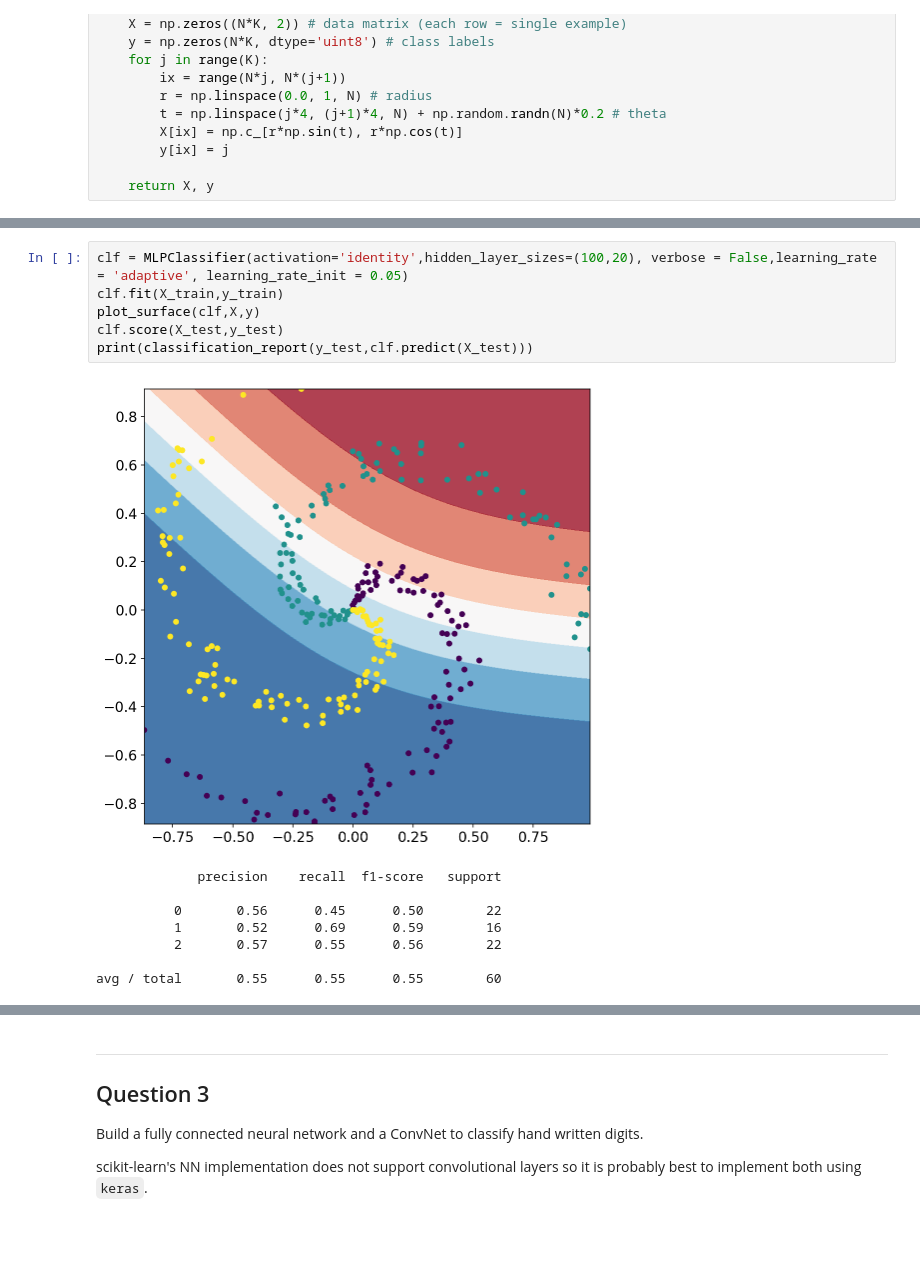
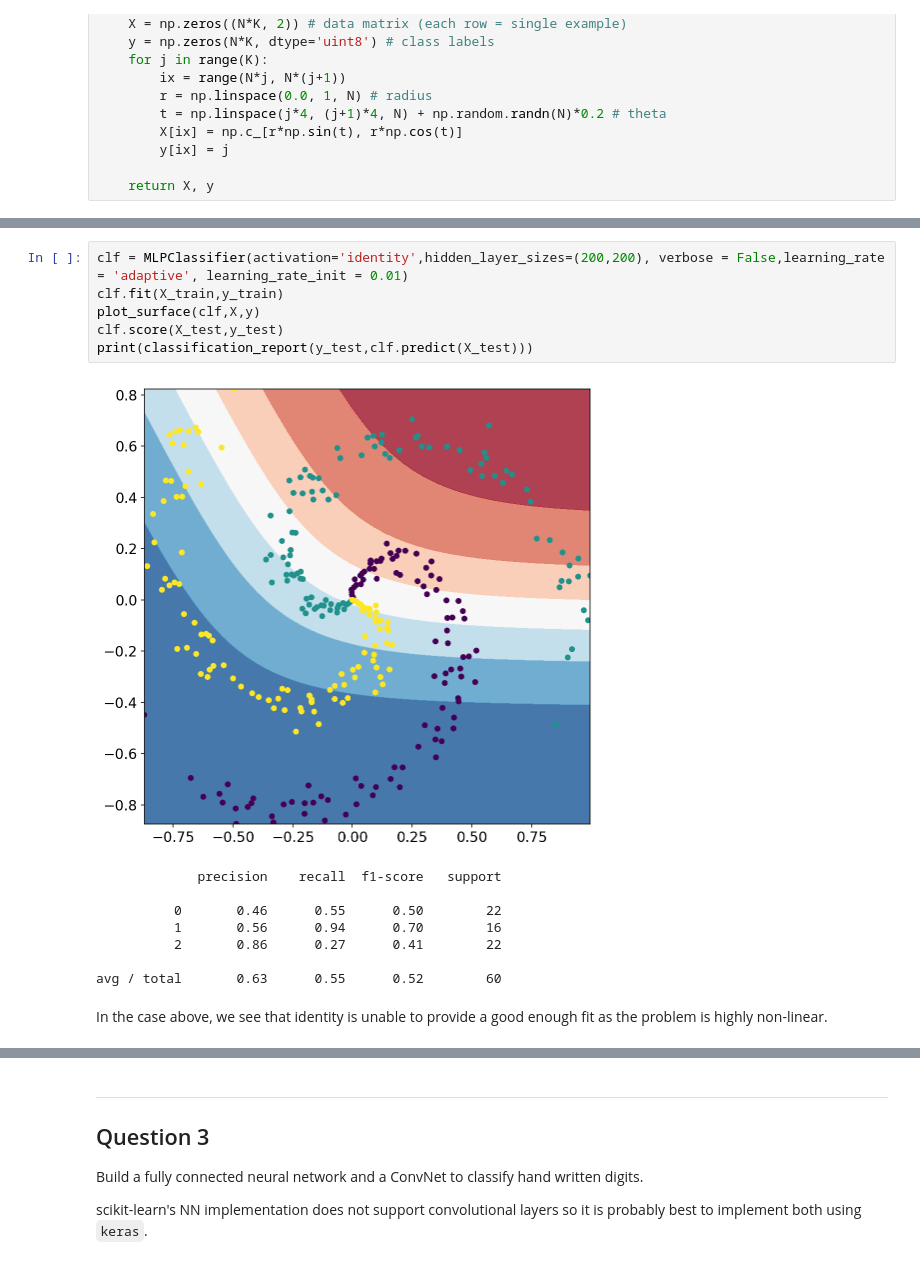
Before and after one commit to cemalper2/advanced_computing, a Jupyter notebook: 03-neural-networks/exercise.ipynb, the cells around one changed output, grey strips where cells are left out. Saved outputs shown, nothing was run; the diff lists cells and outputs as text; blank space fills up the shorter version.

```diff
--- a/03-neural-networks/exercise.ipynb
+++ b/03-neural-networks/exercise.ipynb
@@ -251,16 +253,18 @@ avg / total       0.98      0.98      0.98        60
 # %%
-clf = MLPClassifier(activation='identity',hidden_layer_sizes=(100,20), verbose = False,learning_rate = 'adaptive', learning_rate_init = 0.05)
+clf = MLPClassifier(activation='identity',hidden_layer_sizes=(200,200), verbose = False,learning_rate = 'adaptive', learning_rate_init = 0.01)
 clf.fit(X_train,y_train)
 plot_surface(clf,X,y)
 clf.score(X_test,y_test)
 print(classification_report(y_test,clf.predict(X_test)))
 # %% [output]
-[figure, old version]
+[figure, new version]
              precision    recall  f1-score   support
 
-          0       0.56      0.45      0.50        22
-          1       0.52      0.69      0.59        16
-          2       0.57      0.55      0.56        22
+          0       0.46      0.55      0.50        22
+          1       0.56      0.94      0.70        16
+          2       0.86      0.27      0.41        22
 
-avg / total       0.55      0.55      0.55        60
+avg / total       0.63      0.55      0.52        60
+# %% [markdown]
+In the case above, we see that identity is unable to provide a good enough fit as the problem is highly non-linear.
 # %%
```
Also changed, not shown: parts of 8 cells of this notebook.
